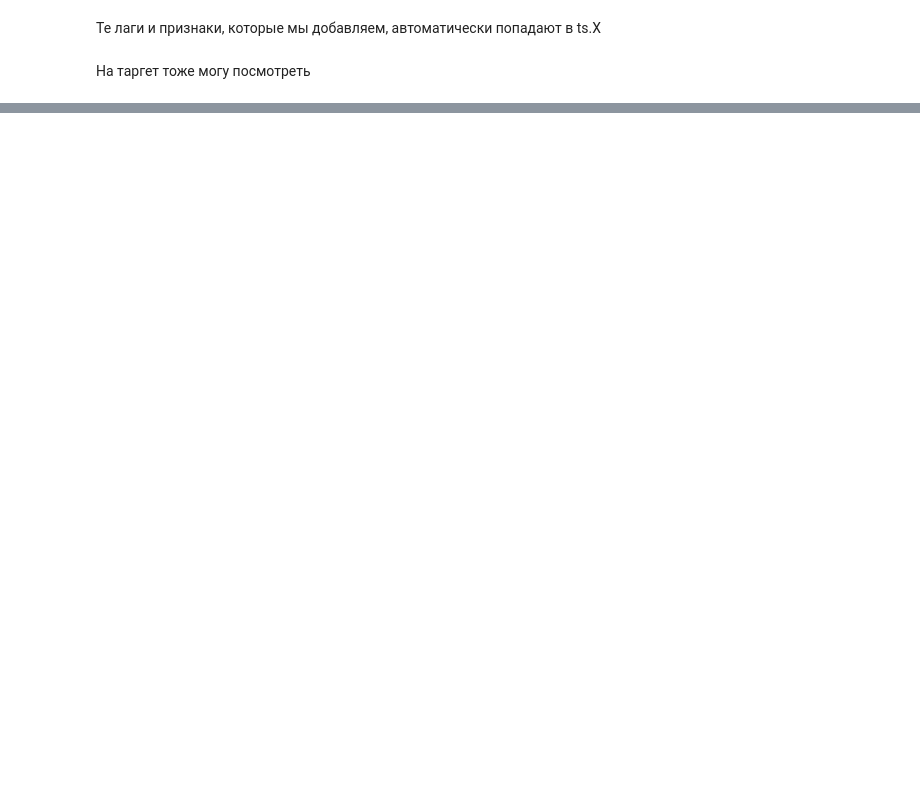
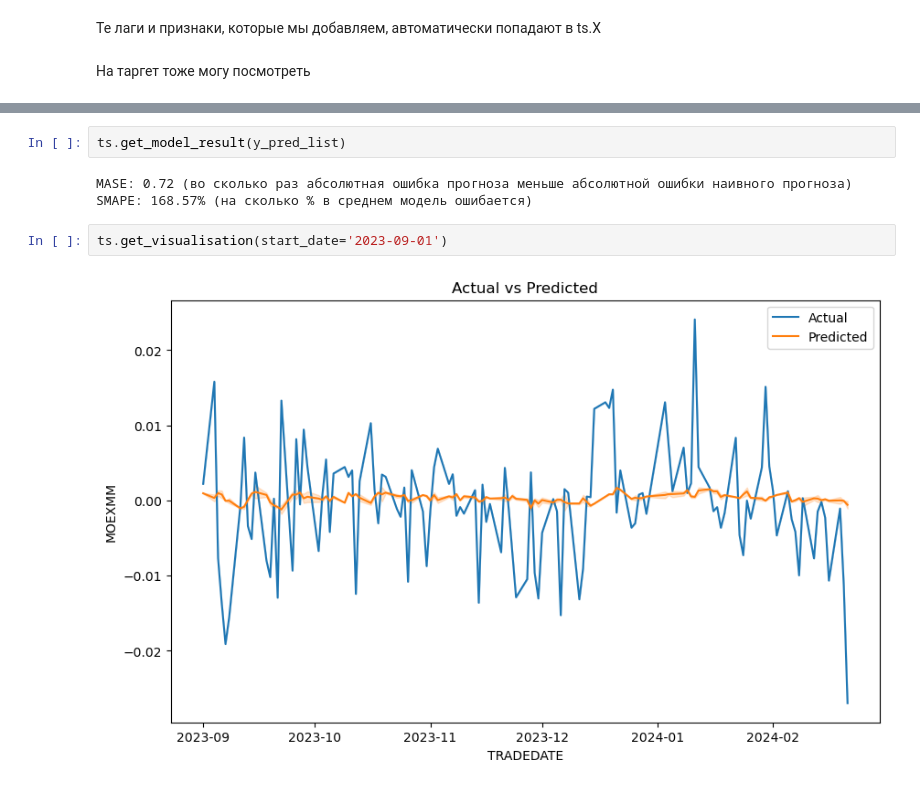
Before and after one commit to Maksim-Dostovalov/forecasting-sectors-return-on-the-stock-market, a Jupyter notebook: ml2.ipynb, the cells around one changed output, grey strips where cells are left out. Drawn from its saved outputs; the diff is of its cells as text; blank space fills up the shorter version.

```diff
--- a/ml2.ipynb
+++ b/ml2.ipynb
@@ -296,0 +418,9 @@ Name: MOEXMM, dtype: float64
+# %%
+ts.get_model_result(y_pred_list)
+# %% [output]
+MASE: 0.72 (во сколько раз абсолютная ошибка прогноза меньше абсолютной ошибки наивного прогноза)
+SMAPE: 168.57% (на сколько % в среднем модель ошибается)
+# %%
+ts.get_visualisation(start_date='2023-09-01')
+# %% [output]
+[figure, added]
```
Also changed, not shown: parts of 14 cells of this notebook, 2 other files.
